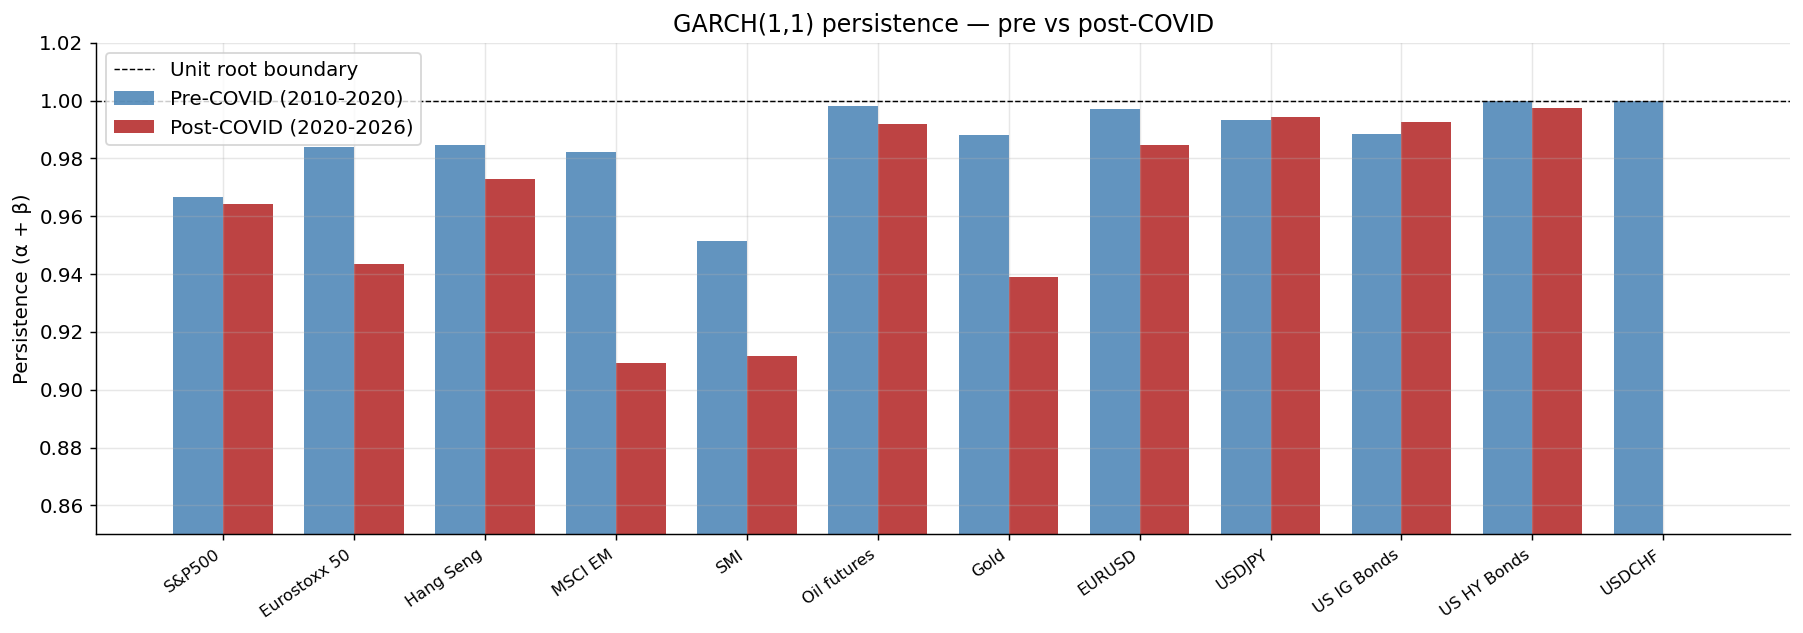
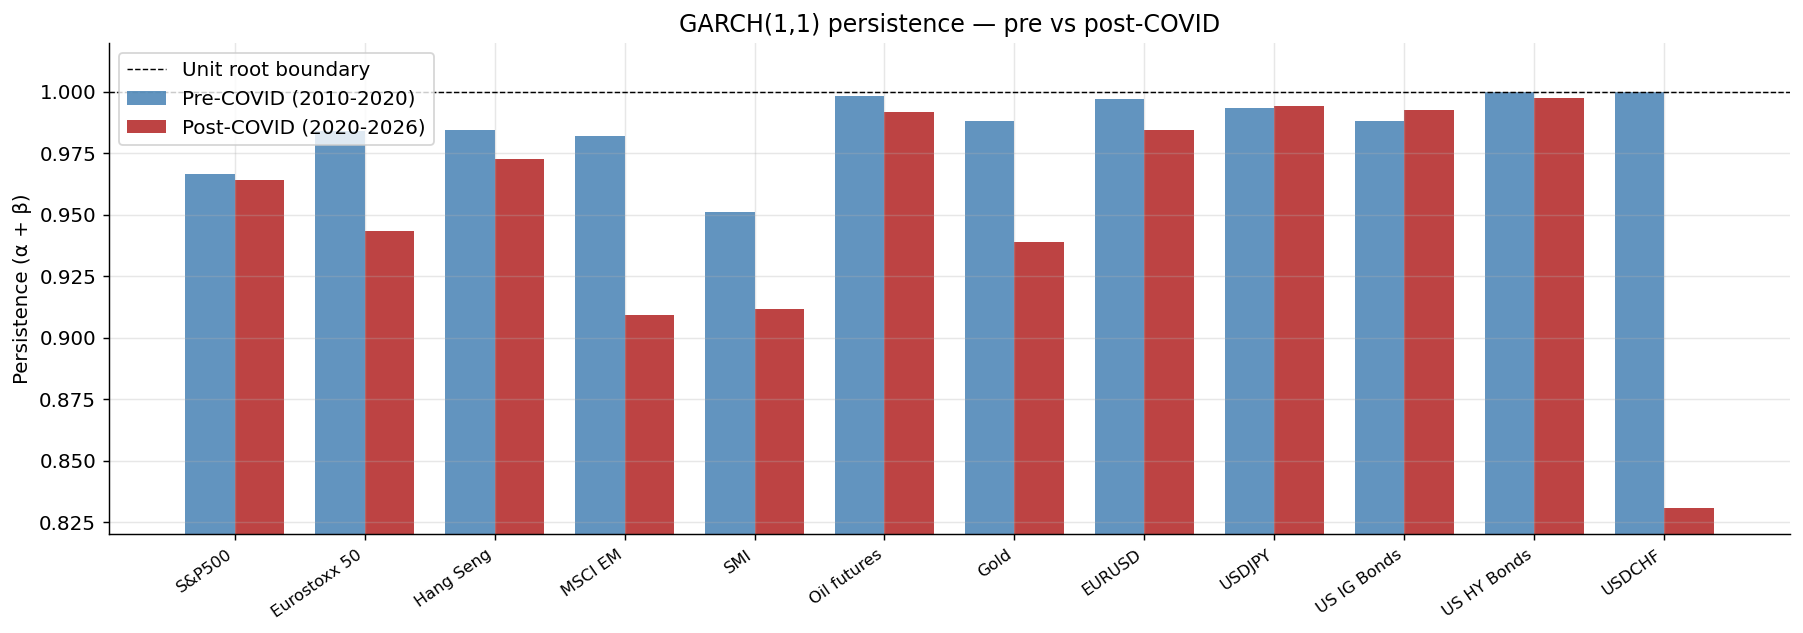
The notebook cell's code change between the first figure and the second:
--- before
+++ after
@@ -17,5 +17,5 @@
 ax.set_ylim(0, 1.05)
 ax.legend()
-ax.set_ylim(0.85, 1.02)
+ax.set_ylim(0.82, 1.02)
 ax.legend()
 plt.tight_layout()

Commit: Fix ylim in section 2 persistence chart